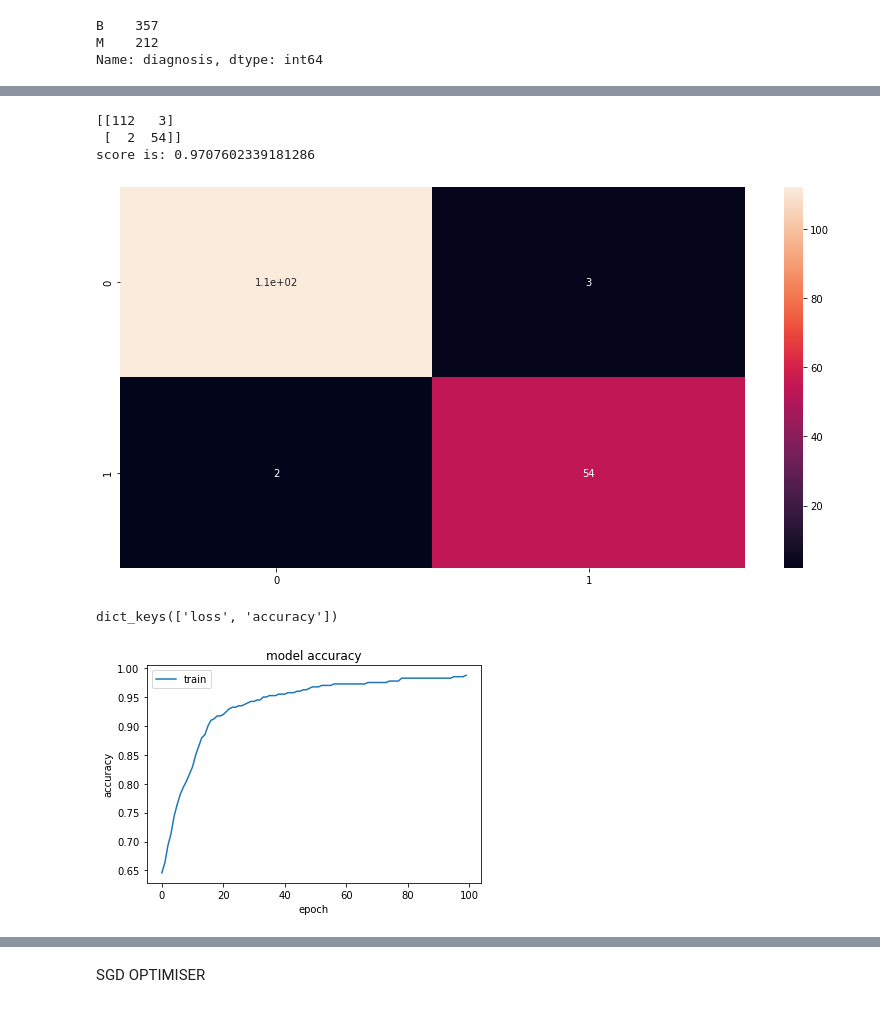
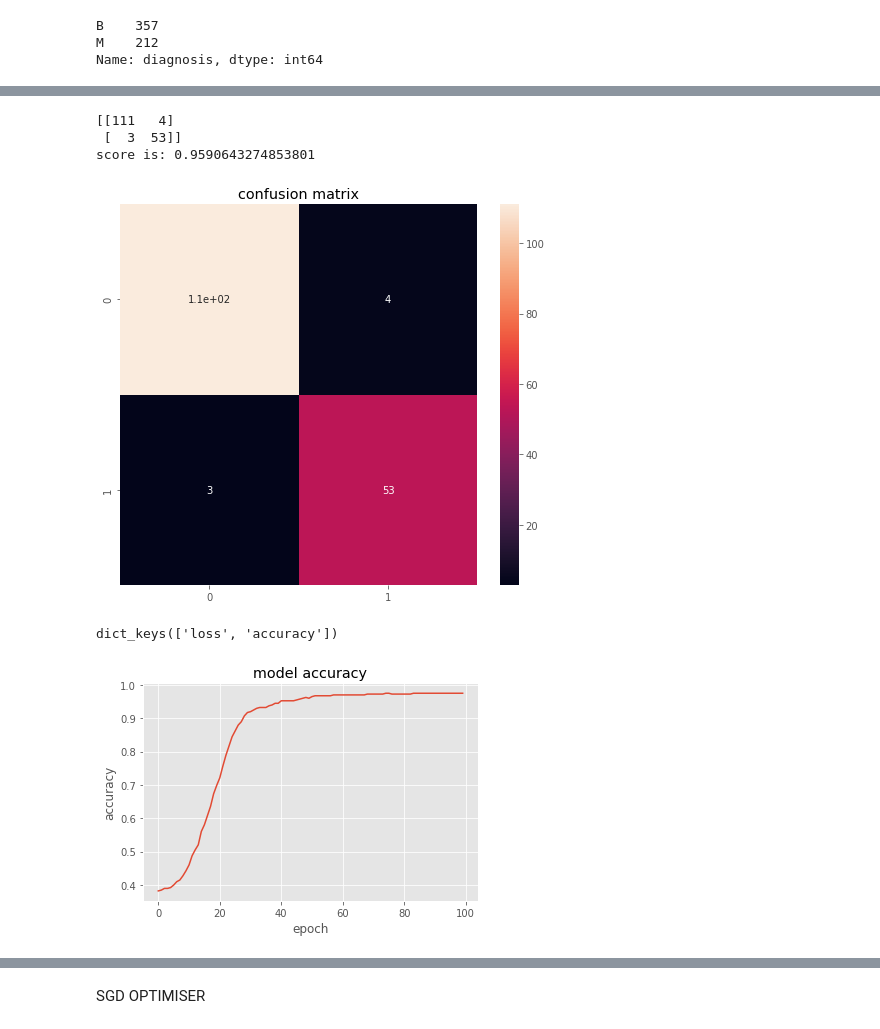
Before and after one commit to HarishBachu/NNDL, a Jupyter notebook: Q2_c.ipynb, the cells around one changed output, grey strips where cells are left out. Drawn from its saved outputs; the diff is of its cells as text; code cells hidden in the pictures.

```diff
--- a/Q2_c.ipynb
+++ b/Q2_c.ipynb
@@ -2,9 +2,19 @@
 import pandas as pd
 import numpy as np
 import matplotlib.pyplot as plt
-import seaborn as sb
+import seaborn as sns
+
+from sklearn.preprocessing import LabelEncoder, StandardScaler
+from sklearn.model_selection import train_test_split
+from sklearn.metrics import confusion_matrix
+from sklearn.metrics import accuracy_score
+
+import tensorflow as tf
+from tensorflow.keras import models, layers
+
+plt.style.use("ggplot")
 # %%
-df = pd.read_csv('Cancer_data.csv')
+df = pd.read_csv('cancer_data.csv')
 # %%
 df['diagnosis'].value_counts()
 # %% [output]
@@ -72,11 +56,13 @@ from keras.layers import LeakyReLU,PReLU,ELU
 from keras.layers import Dropout
 # %%
 #creating model
-classifier = Sequential()
 
-#first hidden layer
-classifier.add(Dense(units=9,kernel_initializer='he_uniform',activation='relu',input_dim=30))
-#second hidden layer
-classifier.add(Dense(units=9,kernel_initializer='he_uniform',activation='relu'))
-# last layer or output layer
-classifier.add(Dense(units=1,kernel_initializer='glorot_uniform',activation='sigmoid'))
+def getModel():
+
+    model = models.Sequential()
+    model.add(layers.Dense(units=9, kernel_initializer='he_uniform', activation='relu', input_shape=(30,)))
+    model.add(layers.Dense(units=9, kernel_initializer='he_uniform', activation='relu'))
+    model.add(layers.Dense(units=1, kernel_initializer='glorot_uniform', activation='sigmoid'))
+
+    model.summary()
+    return model
@@ -100,0 +69,2 @@ _________________________________________________________________
+# %%
+classifier = getModel()
@@ -149,21 +133,20 @@ print(y_pred)
 # %%
-from sklearn.metrics import confusion_matrix
-from sklearn.metrics import accuracy_score
 cm = confusion_matrix(ytest,y_pred)
 score = accuracy_score(ytest,y_pred)
 print(cm)
 print('score is:',score)
 # %% [output]
-[[112   3]
- [  2  54]]
-score is: 0.9707602339181286
+[[111   4]
+ [  3  53]]
+score is: 0.9590643274853801
 # %%
 # creating heatmap of confussion matrix
-plt.figure(figsize=[14,7])
-sb.heatmap(cm,annot=True)
+plt.figure(figsize=[8,7])
+sns.heatmap(cm,annot=True)
+plt.title("confusion matrix")
 plt.show()
 # %% [output]
-[figure, old version]
+[figure, new version]
 # %%
 # list all data in history
 print(model.history.keys())
@@ -172,11 +155,10 @@ plt.plot(model.history['accuracy'])
 plt.title('model accuracy')
 plt.ylabel('accuracy')
 plt.xlabel('epoch')
-plt.legend(['train', 'test'], loc='upper left')
 plt.show()
 # %% [output]
 dict_keys(['loss', 'accuracy'])
-[figure, old version]
+[figure, new version]
 # %%
 # summarize history for loss
 plt.plot(model.history['loss'])
```
Also changed, not shown: parts of 19 cells of this notebook.
